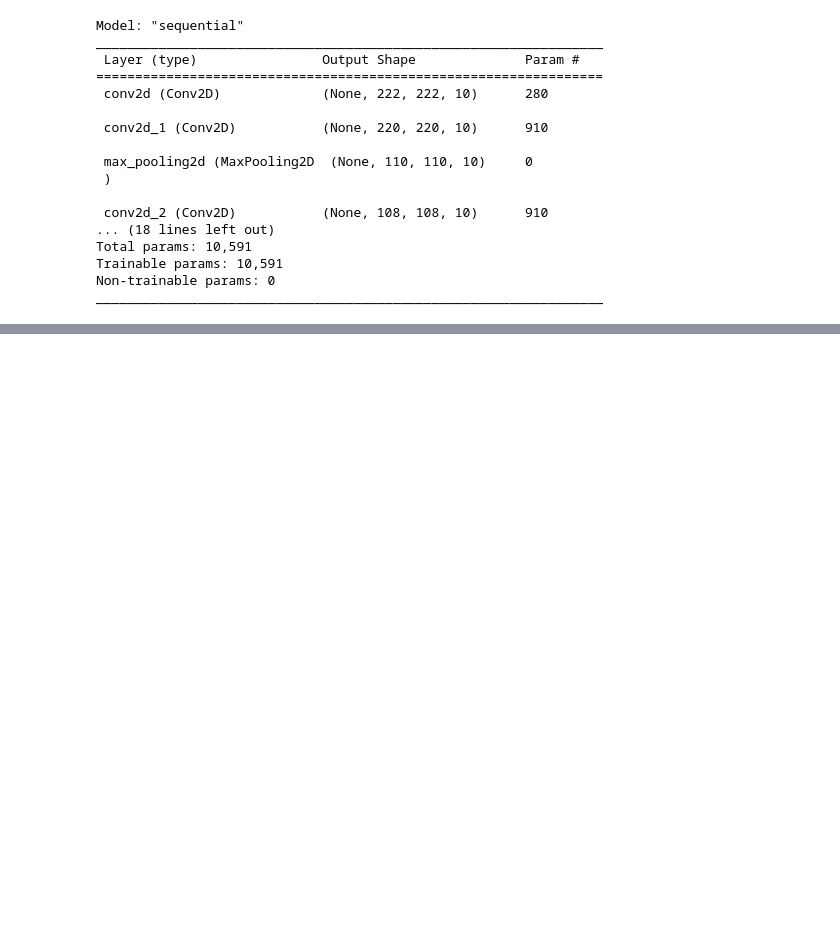
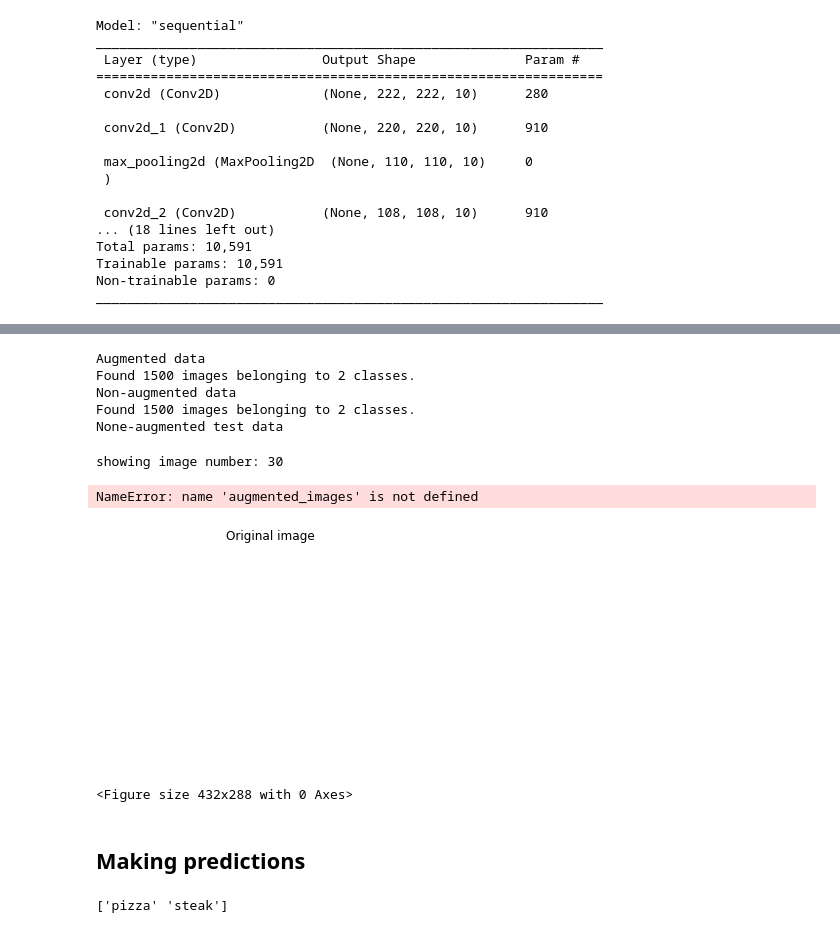
Before and after one commit to steve-mir/food_101_for_pizza_steak, a Jupyter notebook: binary_classification.ipynb, the cells around one changed output, grey strips where cells are left out. Drawn from its saved outputs; the diff is of its cells as text; code cells hidden in the pictures; blank space fills up the shorter version.

Commit message:
Run predictions on the model and plot

```diff
--- a/binary_classification.ipynb
+++ b/binary_classification.ipynb
@@ -249,0 +262,37 @@ plot_loss_curves(history_1)
+# %%
+# Import data and augment it from training directory
+print("Augmented data")
+train_data_augmented = train_datagen_augmented.flow_from_directory(directory=train_dir, target_size=(
+    224, 224), batch_size=32, class_mode='binary', shuffle=False, seed=42)
+
+print('Non-augmented data')
+train_data = train_datagen.flow_from_directory(
+    directory=train_dir, batch_size=32, target_size=(224, 224), class_mode="binary", seed=42, shuffle=False)
+
+print('None-augmented test data')
+# ...
+# %% [output]
+Augmented data
+Found 1500 images belonging to 2 classes.
+Non-augmented data
+Found 1500 images belonging to 2 classes.
+None-augmented test data
+# %%
+# Show original image and augmented image
+import random
+rand_number = random.randint(0, 32)  # the batch size is 32
+print(f'showing image number: {rand_number}')
+# plt.imshow(images[rand_number])
+plt.title(f"Original image")
+plt.axis(False)
+plt.figure()
+plt.imshow(augmented_images[rand_number])
+plt.title(f"Augmented image")
+plt.axis(False)
+# %% [output]
+showing image number: 30
+NameError: name 'augmented_images' is not defined
+[figure, added]
+<Figure size 432x288 with 0 Axes>
+# %% [markdown]
+## Making predictions
@@ -249,0 +302,4 @@ plot_loss_curves(history_1)
+# %%
+print(class_name)
+# %% [output]
+['pizza' 'steak']
```
Also changed, not shown: parts of 22 cells of this notebook, 1 other file.
